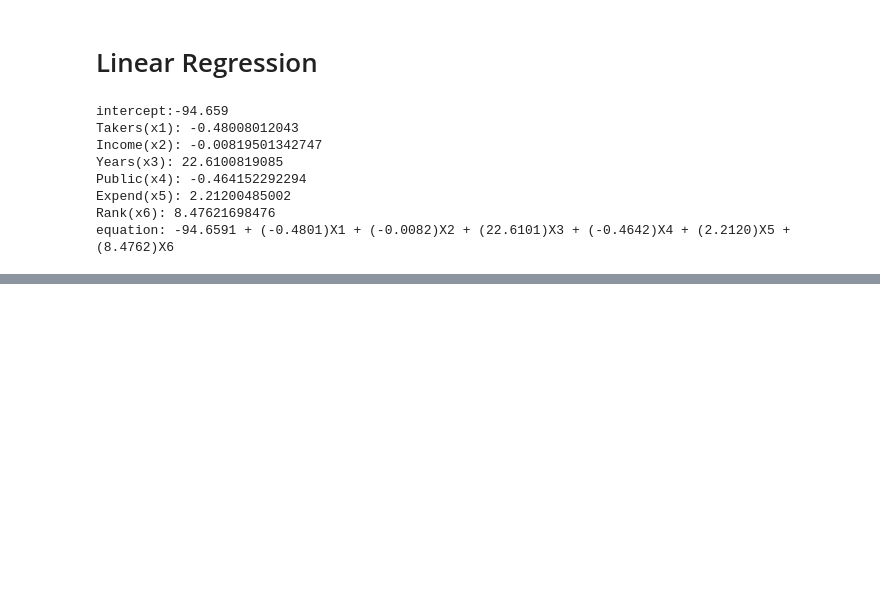
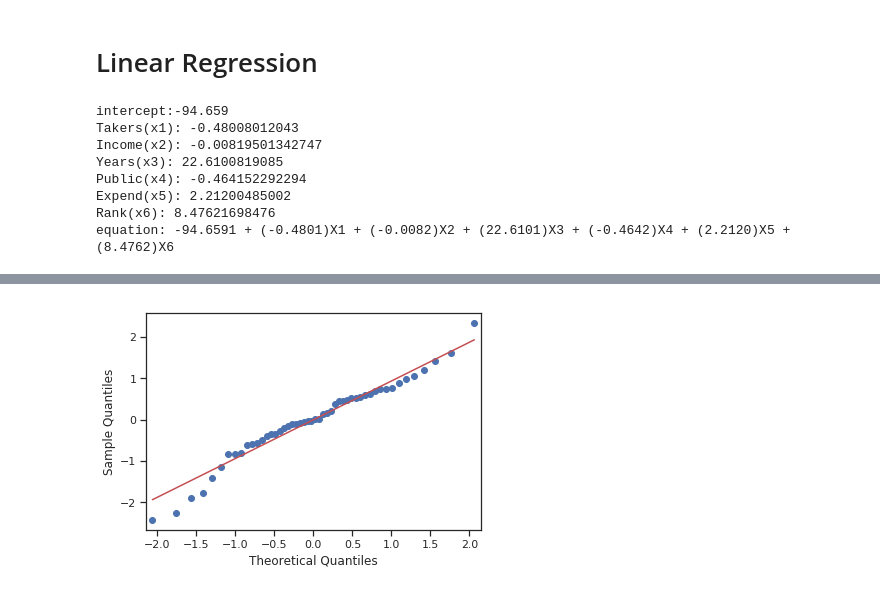
Before and after one commit to icerealm/SAT, a Jupyter notebook: SAT.ipynb, the cells around one changed output, grey strips where cells are left out. Drawn from its saved outputs; the diff is of its cells as text; code cells hidden in the pictures; blank space fills up the shorter version.

```diff
--- a/SAT.ipynb
+++ b/SAT.ipynb
@@ -465,0 +489,6 @@ def y_predict(row):
+# %%
+residual = model.resid_pearson
+qqplot(residual, line='s')
+plt.show()
+# %% [output]
+[figure, added]
```
Also changed, not shown: parts of 11 cells of this notebook.
